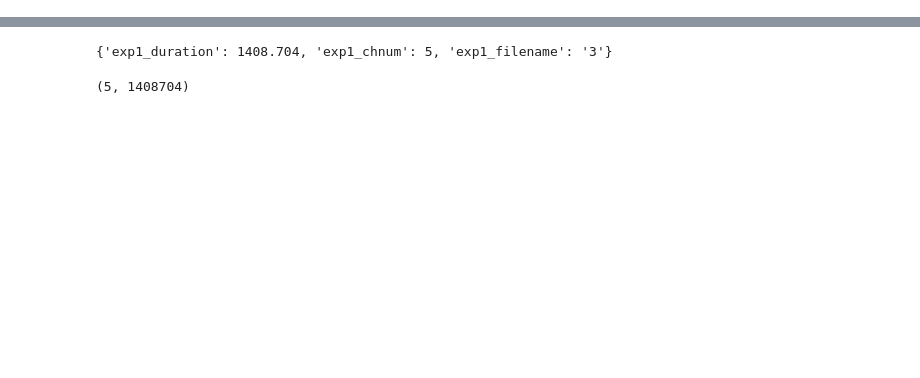
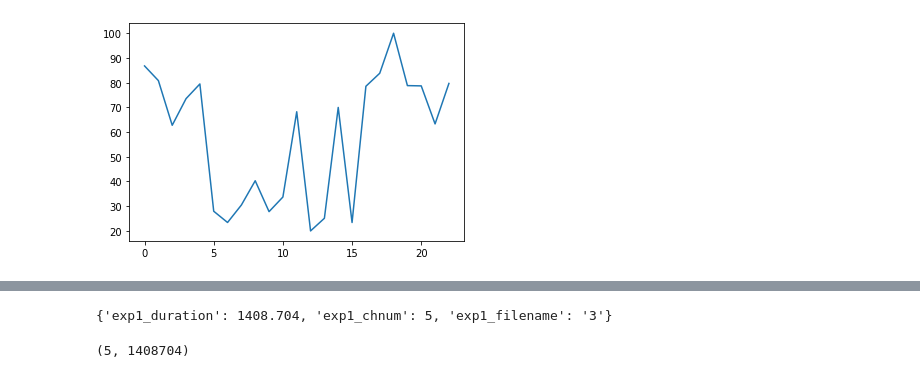
Before and after one commit to holdmeplease/BIS_EEG, a Jupyter notebook: data_process_changgung.ipynb, the cells around one changed output, grey strips where cells are left out. Saved outputs shown, nothing was run; the diff lists cells and outputs as text; code cells hidden in the pictures; blank space fills up the shorter version.

```diff
--- a/data_process_changgung.ipynb
+++ b/data_process_changgung.ipynb
@@ -295,0 +147,26 @@ print('SE = ', ant.sample_entropy(x))
+# %%
+def csv2eeg(path_root, exp):
+    path_tmp = '{}/{}/EP'.format(path_root, exp)
+    print('path_tmp', path_tmp)
+    if os.path.exists(path_tmp):
+        csv_list = []
+        for root, _, filenames in os.walk(path_tmp):
+            for filename in fnmatch.filter(filenames, '*.csv'):
+                csv_list.append(os.path.join(root, filename))
+        csv_list.sort()
+        print('csv_list', csv_list)
+    else:
+        return 0
+
+    # read data of NeuraMatrix
+    eeg = []
+    for c in range(len(csv_list)):
+        df = pd.read_csv('{}'.format(csv_list[c]), header=None)
+        eeg.append(df[2])
+    eeg = np.array(eeg)
+
+    # 有可能ref电极没有贴好，这种情况下会耦合大量的工频干扰
+    # eeg -= eeg[0,:]
+    # eeg -= np.mean(eeg[[0,1,3,4], :], axis=0)
+
+    return eeg
@@ -295,0 +548,6 @@ print('SE = ', ant.sample_entropy(x))
+# %%
+ae_draw = draw_scale(x=ae, draw_max=100, draw_min=20)
+plt.plot(ae_draw)
+plt.show()
+# %% [output]
+[figure, added]
```
Also changed, not shown: parts of 43 cells of this notebook.
